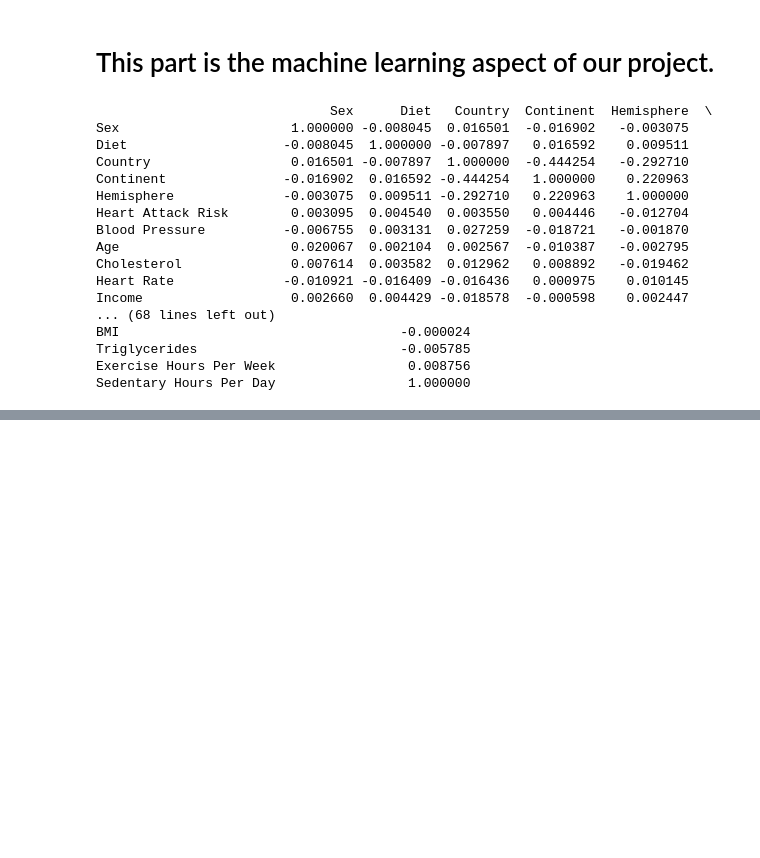
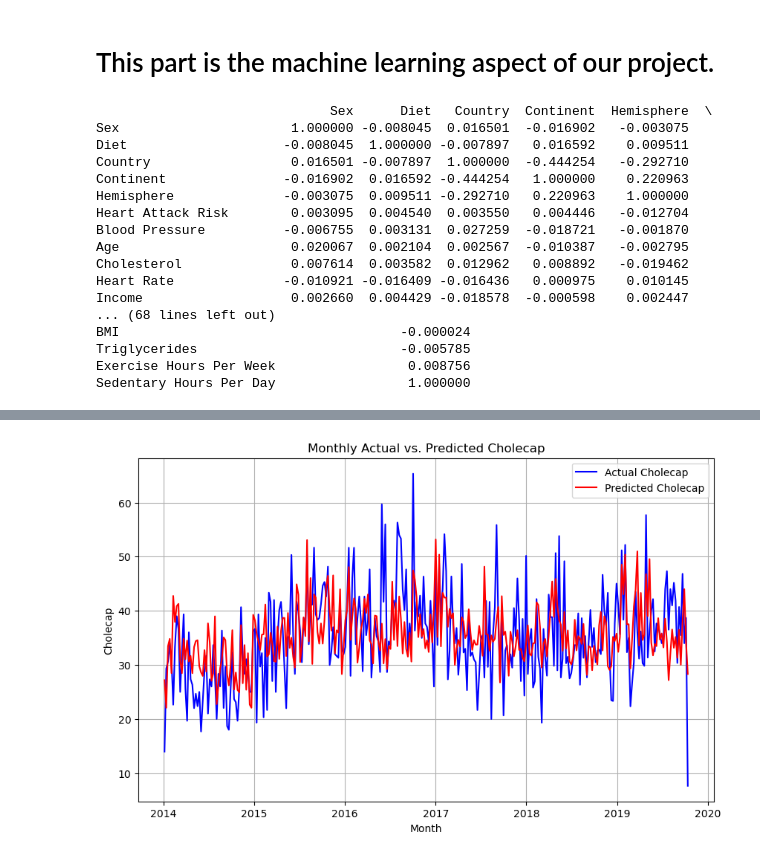
Before and after one commit to uhyoob/VeevaChallenge, a Jupyter notebook: salimsbigdataadventure/meow.ipynb, the cells around one changed output, grey strips where cells are left out. Saved outputs shown, nothing was run; the diff lists cells and outputs as text; code cells hidden in the pictures; blank space fills up the shorter version.

```diff
--- a/salimsbigdataadventure/meow.ipynb
+++ b/salimsbigdataadventure/meow.ipynb
@@ -243,6 +243,8 @@ X_test = scaler.transform(X_test)
 # Build a simple feedforward neural network model
 model = keras.Sequential([
     layers.Input(shape=(7,)),  # Adjust input shape according to your feature count
+    layers.Dense(256, activation='relu'),
+    layers.Dense(128, activation='relu'),
     layers.Dense(64, activation='relu'),
     layers.Dense(32, activation='relu'),
     layers.Dense(1)  # Output layer for regression
@@ -264,5 +266,6 @@ msle = mean_squared_log_error(y_test, y_pred)
 print("Mean Squared Logarithmic Error:", msle)
 mse = mean_squared_error(y_test, y_pred)
 print("Mean Squared Error:", mse)
+model.save("kerasmodel.h5")
 # %% [output]
 Epoch 1/50
@@ -284,0 +288,32 @@ Mean Squared Error: 101.9562398718021
+# %%
+
+import pandas as pd
+import matplotlib.pyplot as plt
+
+# Assuming dfmonthly is your monthly data
+# You need to preprocess and resample your weekly data to monthly data
+
+# Select features for monthly data
+features_week = dfweekly[['Simvastatin', 'Fluvastatin', 'Cerivastatin', 'Rosuvastatin calcium', 'Pravastatin', 'Pannorin', 'Pitavastatin']]
+
+# Standardize the features (using the same scaler you used for the training data)
+features_week = scaler.transform(features_week)
+
+# Use your trained model to predict monthly Cholecap values
+predicted_cholecap = model.predict(features_week)
+
+# Assuming you have a DateTimeIndex for your monthly data
+date_index = dfweekly.index
+
+# Create a time series plot for actual and predicted Cholecap values
+plt.figure(figsize=(10, 6))
+plt.plot(date_index, dfweekly['Cholecap'], label='Actual Cholecap', color='blue')
+plt.plot(date_index, predicted_cholecap, label='Predicted Cholecap', color='red')
+
+plt.title("Monthly Actual vs. Predicted Cholecap")
+plt.xlabel("Month")
+plt.ylabel("Cholecap")
+plt.legend()
+plt.grid(True)
+plt.show()
+# %% [output]
@@ -284,0 +321 @@ Mean Squared Error: 101.9562398718021
+[figure, added]
```
Also changed, not shown: parts of 3 cells of this notebook, 3 other files.
